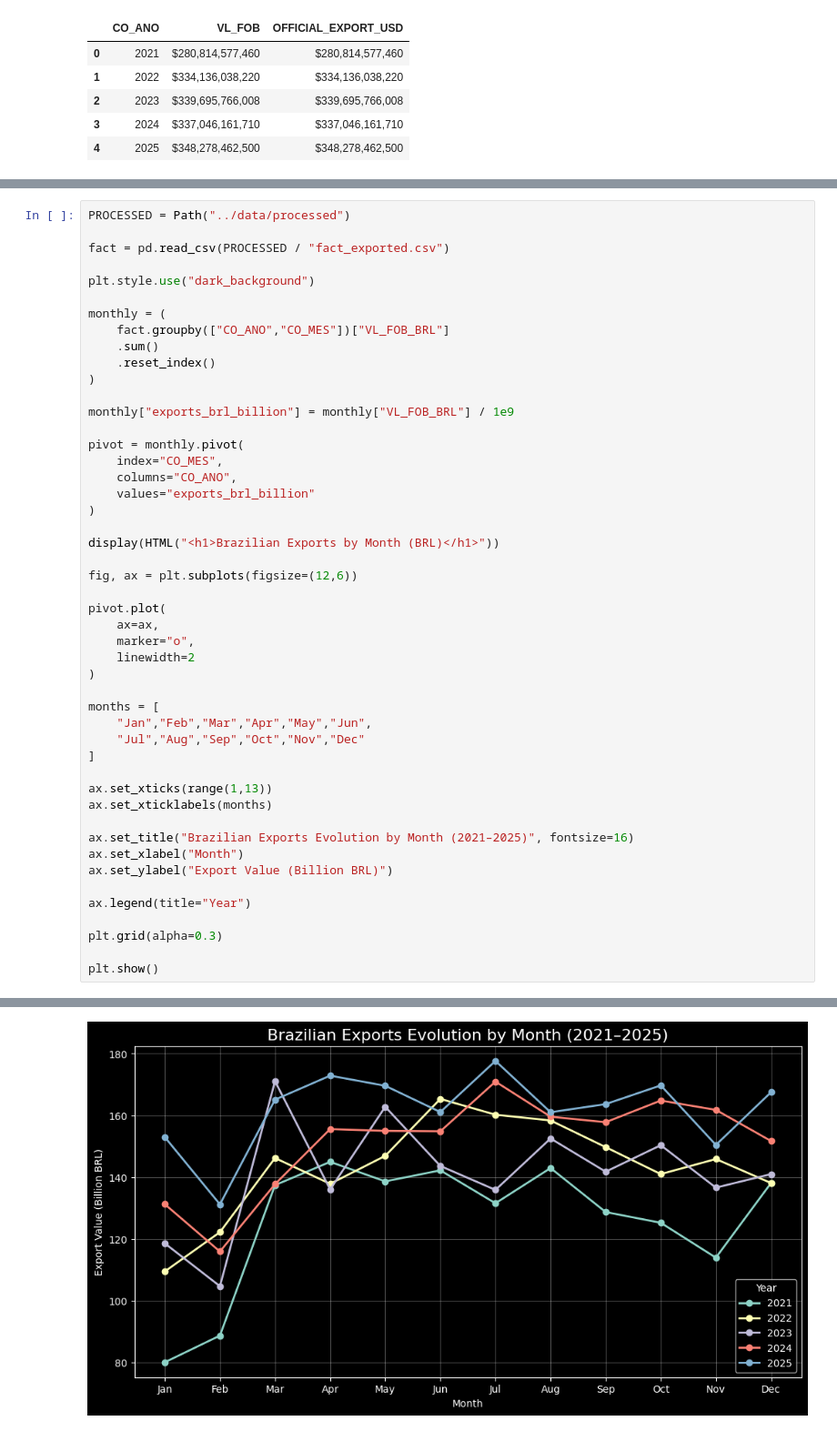
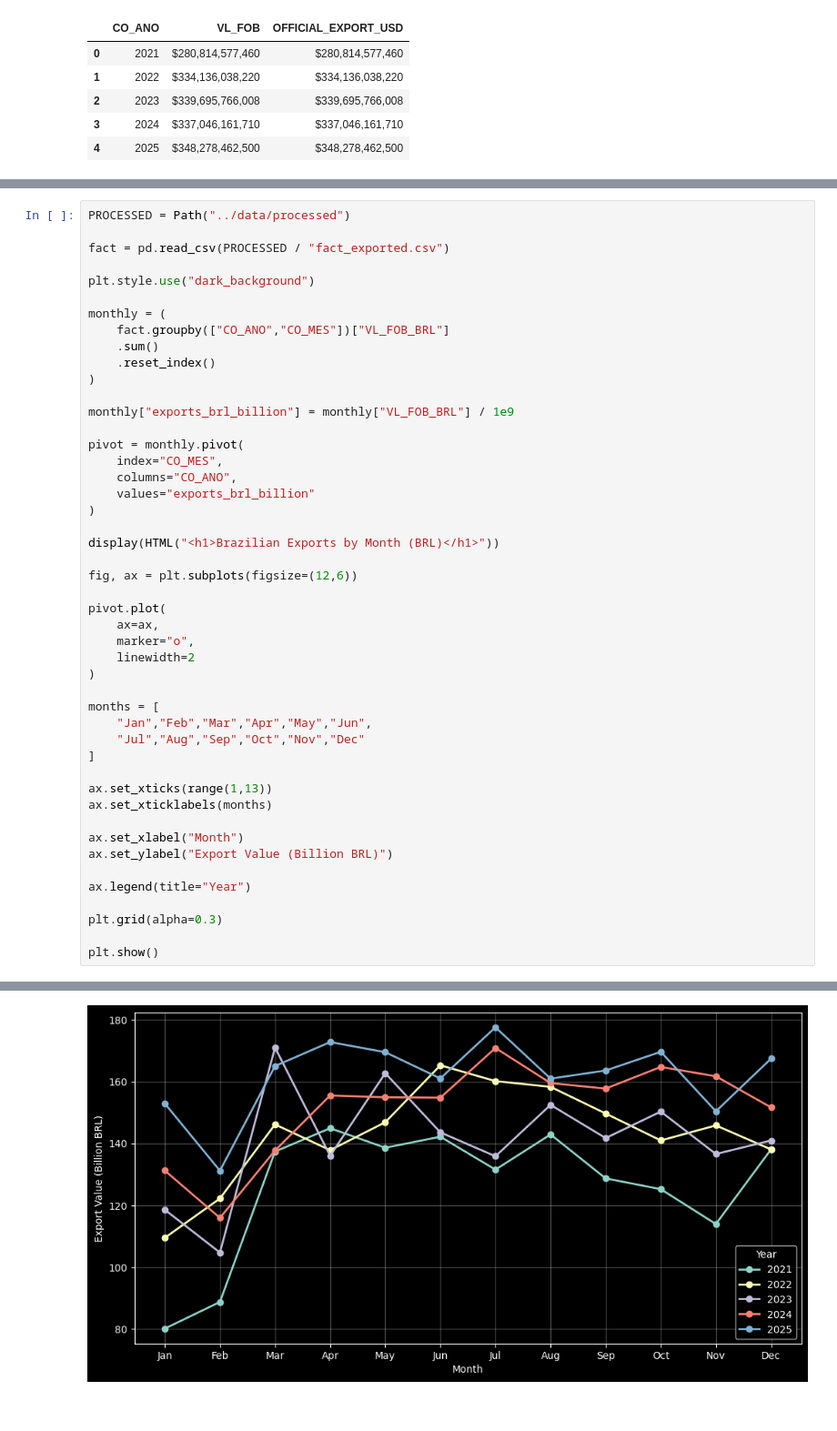
Before and after one commit to loregbrw/agro-xpto-data-analysis, a Jupyter notebook: notebooks/eda.ipynb, the cells around one changed output, grey strips where cells are left out. Shown at 91% size. Saved outputs shown, nothing was run; the diff lists cells and outputs as text; blank space fills up the shorter version.

```diff
--- a/notebooks/eda.ipynb
+++ b/notebooks/eda.ipynb
@@ -135,35 +132,34 @@ pivot = monthly.pivot(
 )
 
 display(HTML("<h1>Brazilian Exports by Month (BRL)</h1>"))
 
 fig, ax = plt.subplots(figsize=(12,6))
 
 pivot.plot(
     ax=ax,
     marker="o",
     linewidth=2
 )
 
 months = [
     "Jan","Feb","Mar","Apr","May","Jun",
     "Jul","Aug","Sep","Oct","Nov","Dec"
 ]
 
 ax.set_xticks(range(1,13))
 ax.set_xticklabels(months)
 
-ax.set_title("Brazilian Exports Evolution by Month (2021–2025)", fontsize=16)
 ax.set_xlabel("Month")
 ax.set_ylabel("Export Value (Billion BRL)")
 
 ax.legend(title="Year")
 
 plt.grid(alpha=0.3)
 
 plt.show()
 # %% [output]
 Brazilian Exports by Month (BRL)
-[figure, old version]
+[figure, new version]
 # %%
 plt.style.use("dark_background")
 
```
Also changed, not shown: parts of 4 cells of this notebook.
